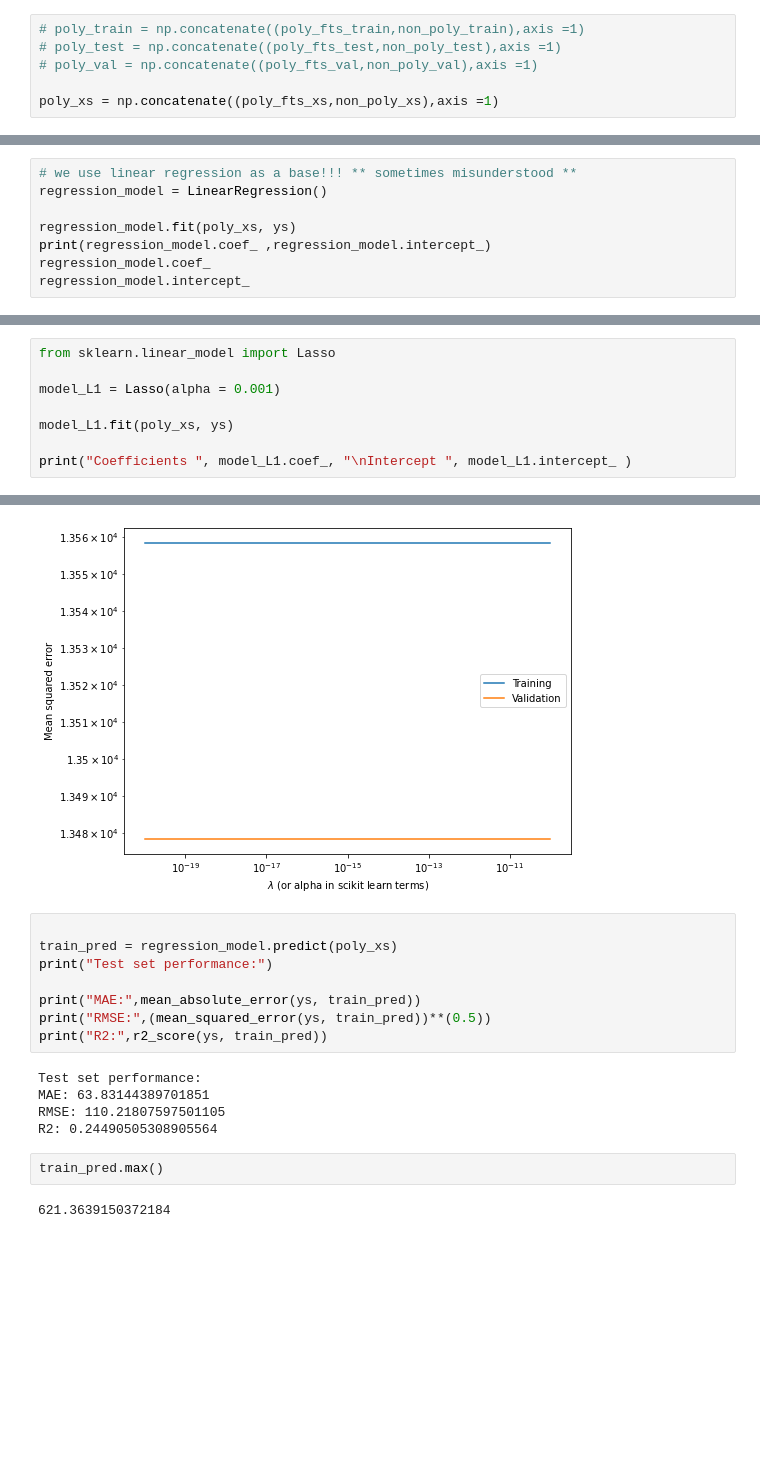
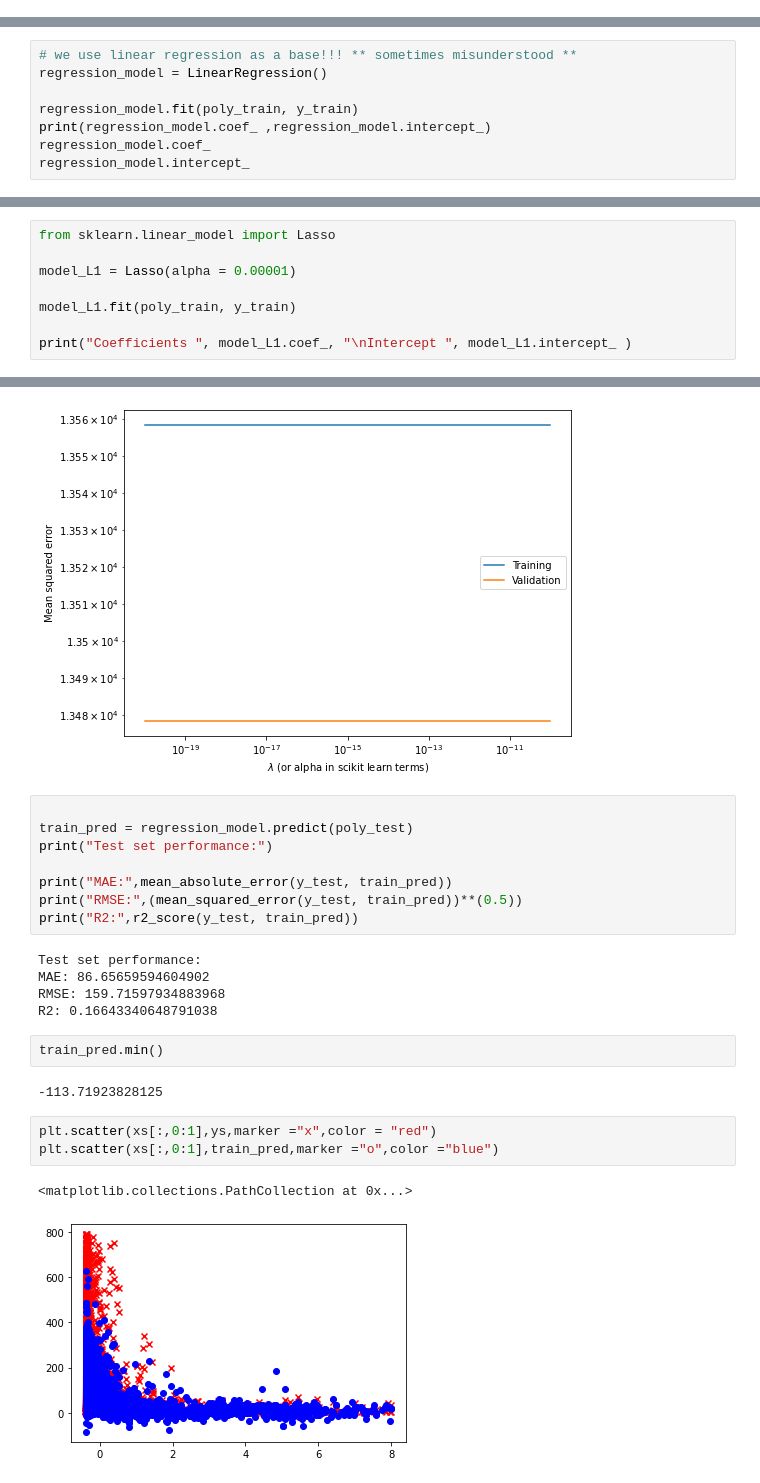
Before and after one commit to Ppkhanh/The-Learning-Machines, a Jupyter notebook: Prediction.ipynb, the cells around one changed output, grey strips where cells are left out. Saved outputs shown, nothing was run; the diff lists cells and outputs as text; blank space fills up the shorter version.

```diff
--- a/Prediction.ipynb
+++ b/Prediction.ipynb
@@ -226,6 +144,0 @@ non_poly_xs = xs[:,3:]
-# %%
-# poly_train = np.concatenate((poly_fts_train,non_poly_train),axis =1)
-# poly_test = np.concatenate((poly_fts_test,non_poly_test),axis =1)
-# poly_val = np.concatenate((poly_fts_val,non_poly_val),axis =1)
-
-poly_xs = np.concatenate((poly_fts_xs,non_poly_xs),axis =1)
@@ -283,7 +192,7 @@ print("Standardized: %.2f (%.2f) MSE" % (results.mean(), results.std()))
 # we use linear regression as a base!!! ** sometimes misunderstood **
 regression_model = LinearRegression()
 
-regression_model.fit(poly_xs, ys)
+regression_model.fit(poly_train, y_train)
 print(regression_model.coef_ ,regression_model.intercept_)
 regression_model.coef_
 regression_model.intercept_
@@ -338,9 +246,9 @@ Intercept  [63.75292328]
 # %%
 from sklearn.linear_model import Lasso
 
-model_L1 = Lasso(alpha = 0.001)
+model_L1 = Lasso(alpha = 0.00001)
 
-model_L1.fit(poly_xs, ys)
+model_L1.fit(poly_train, y_train)
 
 print("Coefficients ", model_L1.coef_, "\nIntercept ", model_L1.intercept_ )
 # %%
@@ -382,18 +290,24 @@ plot_L2_regression_performance()
 [figure]
 # %%
 
-train_pred = regression_model.predict(poly_xs)
+train_pred = regression_model.predict(poly_test)
 print("Test set performance:")
 
-print("MAE:",mean_absolute_error(ys, train_pred))
-print("RMSE:",(mean_squared_error(ys, train_pred))**(0.5))
-print("R2:",r2_score(ys, train_pred))
+print("MAE:",mean_absolute_error(y_test, train_pred))
+print("RMSE:",(mean_squared_error(y_test, train_pred))**(0.5))
+print("R2:",r2_score(y_test, train_pred))
 # %% [output]
 Test set performance:
-MAE: 63.83144389701851
-RMSE: 110.21807597501105
-R2: 0.24490505308905564
+MAE: 86.65659594604902
+RMSE: 159.71597934883968
+R2: 0.16643340648791038
 # %%
-train_pred.max()
+train_pred.min()
 # %% [output]
-621.3639150372184
+-113.71923828125
+# %%
+plt.scatter(xs[:,0:1],ys,marker ="x",color = "red")
+plt.scatter(xs[:,0:1],train_pred,marker ="o",color ="blue")
+# %% [output]
+<matplotlib.collections.PathCollection at 0x...>
+[figure, added]
```
Also changed, not shown: parts of 29 cells of this notebook, 1 other file.
